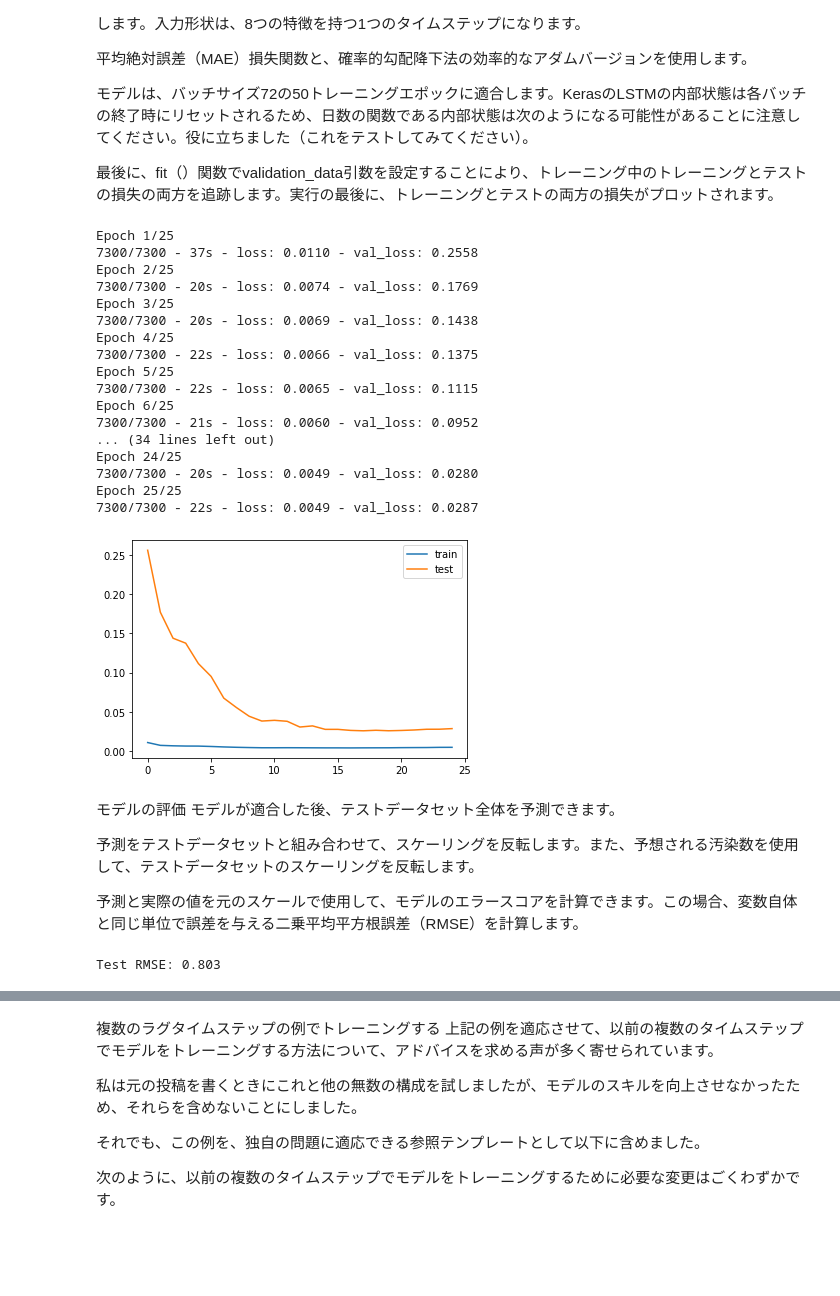
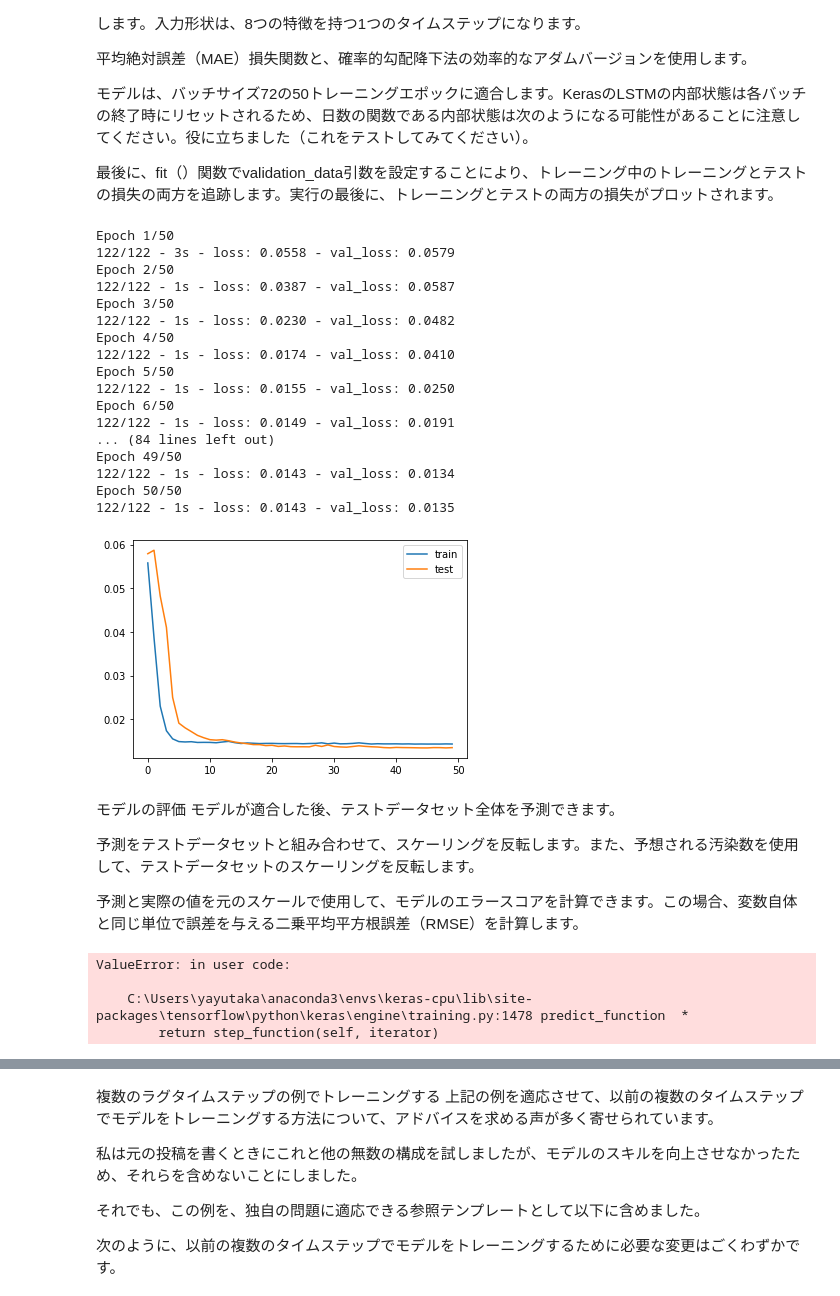
Before and after one commit to yayutaka/lstm, a Jupyter notebook: multivariate-time-series-forecasting-lstms-keras.ipynb, the cells around one changed output, grey strips where cells are left out. Cells and saved outputs as stored; diff of their text form; code cells hidden in the pictures; blank space fills up the shorter version.

```diff
--- a/multivariate-time-series-forecasting-lstms-keras.ipynb
+++ b/multivariate-time-series-forecasting-lstms-keras.ipynb
@@ -78,9 +62,15 @@ dt
 以下のコードは、新しい「pollution.csv」ファイルをロードし、カテゴリ別の風速dirを除いて、各シリーズを個別のサブプロットとしてプロットします。
 例を実行すると、各変数の5年間のデータを示す7つのサブプロットを含むプロットが作成されます。
 # %%
+from pandas import read_csv
+from matplotlib import pyplot
+# load dataset
+dataset = read_csv('pollution.csv', header=0, index_col=0)
 values = dataset.values
-groups = [0, 1, 2, 3, 4, 5, 6, 7, 8, 9, 10,11]
+# specify columns to plot
+groups = [0, 1, 2, 3, 5, 6, 7]
 i = 1
+# plot each column
 pyplot.figure()
 for group in groups:
 	pyplot.subplot(len(groups), 1, i)
@@ -114,23 +104,3 @@ LSTMデータの準備
 完全なコードリストを以下に示します。
 
 例を実行すると、変換されたデータセットの最初の5行が出力されます。8つの入力変数（入力系列）と1つの出力変数（現在の時間の汚染レベル）を確認できます。
-# %%
-# convert series to supervised learning
-def series_to_supervised(data, n_in=1, n_out=1, dropnan=True):
-	n_vars = 1 if type(data) is list else data.shape[1]
-	df = pd.DataFrame(data)
-	cols, names = list(), list()
-	for i in range(n_in, 0, -1):
-		cols.append(df.shift(i))
-		names += [('var%d(t-%d)' % (j+1, i)) for j in range(n_vars)]
-	for i in range(0, n_out):
-		cols.append(df.shift(-i))
-		if i == 0:
-			names += [('var%d(t)' % (j+1)) for j in range(n_vars)]
-		else:
-			names += [('var%d(t+%d)' % (j+1, i)) for j in range(n_vars)]
-	agg = pd.concat(cols, axis=1)
-	agg.columns = names
-	if dropnan:
-		agg.dropna(inplace=True)
-	return agg
@@ -229,14 +183,16 @@ print(reframed)
 
 この例を実行すると、トレーニング用に約9K時間、テスト用に約35K時間のデータを含む、トレインとテストの入力および出力セットの形状が印刷されます。
 # %%
+...
 # split into train and test sets
 values = reframed.values
-n_train_hours = 365 * 24 * 60
+n_train_hours = 365 * 24
 train = values[:n_train_hours, :]
 test = values[n_train_hours:, :]
 # split into input and outputs
 train_X, train_y = train[:, :-1], train[:, -1]
 test_X, test_y = test[:, :-1], test[:, -1]
+# reshape input to be 3D [samples, timesteps, features]
 train_X = train_X.reshape((train_X.shape[0], 1, train_X.shape[1]))
 test_X = test_X.reshape((test_X.shape[0], 1, test_X.shape[1]))
 print(train_X.shape, train_y.shape, test_X.shape, test_y.shape)
@@ -255,37 +215,36 @@ print(train_X.shape, train_y.shape, test_X.shape, test_y.shape)
 # %%
-#import h5py
+...
 # design network
 model = Sequential()
 model.add(LSTM(50, input_shape=(train_X.shape[1], train_X.shape[2])))
 model.add(Dense(1))
 model.compile(loss='mae', optimizer='adam')
 # fit network
-history = model.fit(train_X, train_y, epochs=25, batch_size=72, validation_data=(test_X, test_y), verbose=2, shuffle=False)
-model.save('my_model.h5')
+history = model.fit(train_X, train_y, epochs=50, batch_size=72, validation_data=(test_X, test_y), verbose=2, shuffle=False)
 # plot history
 pyplot.plot(history.history['loss'], label='train')
 pyplot.plot(history.history['val_loss'], label='test')
 pyplot.legend()
 pyplot.show()
 # %% [output]
-Epoch 1/25
-7300/7300 - 37s - loss: 0.0110 - val_loss: 0.2558
-Epoch 2/25
-7300/7300 - 20s - loss: 0.0074 - val_loss: 0.1769
-Epoch 3/25
-7300/7300 - 20s - loss: 0.0069 - val_loss: 0.1438
-Epoch 4/25
-7300/7300 - 22s - loss: 0.0066 - val_loss: 0.1375
-Epoch 5/25
-7300/7300 - 22s - loss: 0.0065 - val_loss: 0.1115
-Epoch 6/25
-7300/7300 - 21s - loss: 0.0060 - val_loss: 0.0952
-... (34 lines left out)
-Epoch 24/25
-7300/7300 - 20s - loss: 0.0049 - val_loss: 0.0280
-Epoch 25/25
-7300/7300 - 22s - loss: 0.0049 - val_loss: 0.0287
+Epoch 1/50
+122/122 - 3s - loss: 0.0558 - val_loss: 0.0579
+Epoch 2/50
+122/122 - 1s - loss: 0.0387 - val_loss: 0.0587
+Epoch 3/50
+122/122 - 1s - loss: 0.0230 - val_loss: 0.0482
+Epoch 4/50
+122/122 - 1s - loss: 0.0174 - val_loss: 0.0410
+Epoch 5/50
+122/122 - 1s - loss: 0.0155 - val_loss: 0.0250
+Epoch 6/50
+122/122 - 1s - loss: 0.0149 - val_loss: 0.0191
+... (84 lines left out)
+Epoch 49/50
+122/122 - 1s - loss: 0.0143 - val_loss: 0.0134
+Epoch 50/50
+122/122 - 1s - loss: 0.0143 - val_loss: 0.0135
-[figure, old version]
+[figure, new version]
 # %% [markdown]
 モデルの評価
 モデルが適合した後、テストデータセット全体を予測できます。
@@ -296,4 +258,5 @@ Epoch 25/25
 # %%
+...
 # make a prediction
 yhat = model.predict(test_X)
 test_X = test_X.reshape((test_X.shape[0], test_X.shape[2]))
@@ -310,4 +273,7 @@ inv_y = inv_y[:,0]
 rmse = sqrt(mean_squared_error(inv_y, inv_yhat))
 print('Test RMSE: %.3f' % rmse)
 # %% [output]
-Test RMSE: 0.803
+ValueError: in user code:
+
+    C:\Users\yayutaka\anaconda3\envs\keras-cpu\lib\site-packages\tensorflow\python\keras\engine\training.py:1478 predict_function  *
+        return step_function(self, iterator)
```
Also changed, not shown: parts of 16 cells of this notebook, 24 other files.
